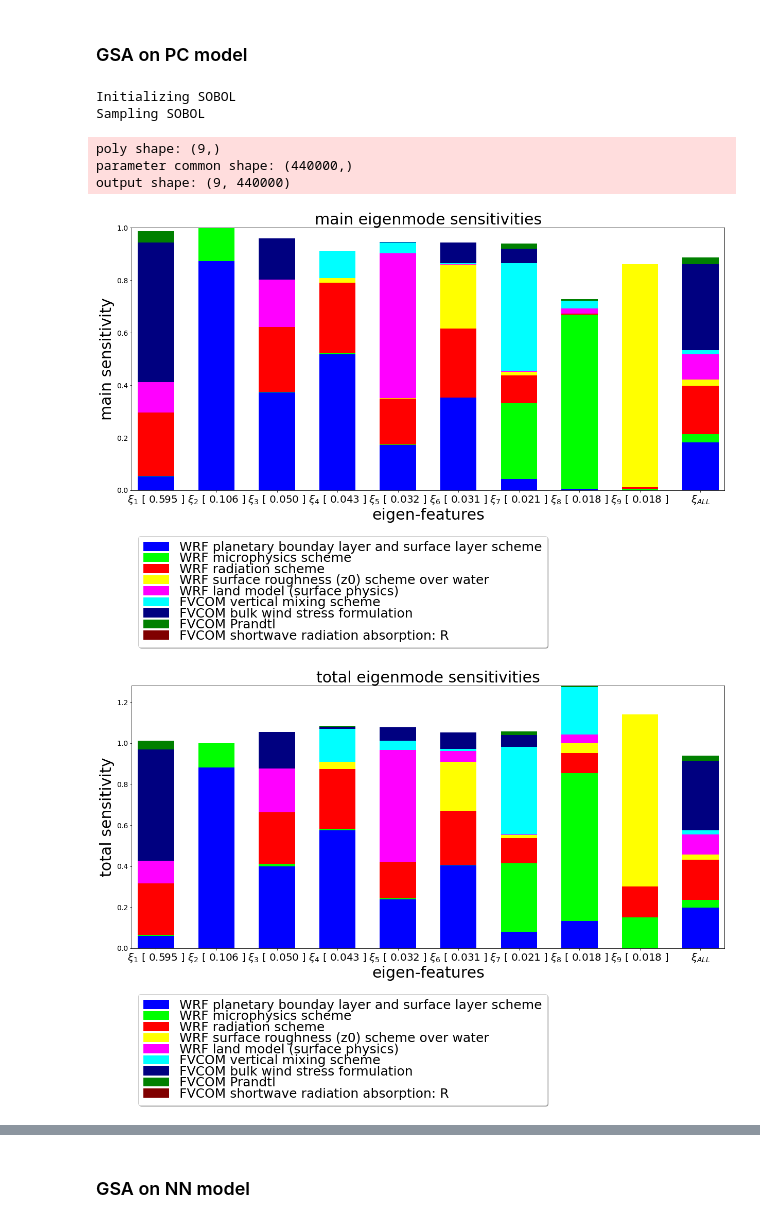
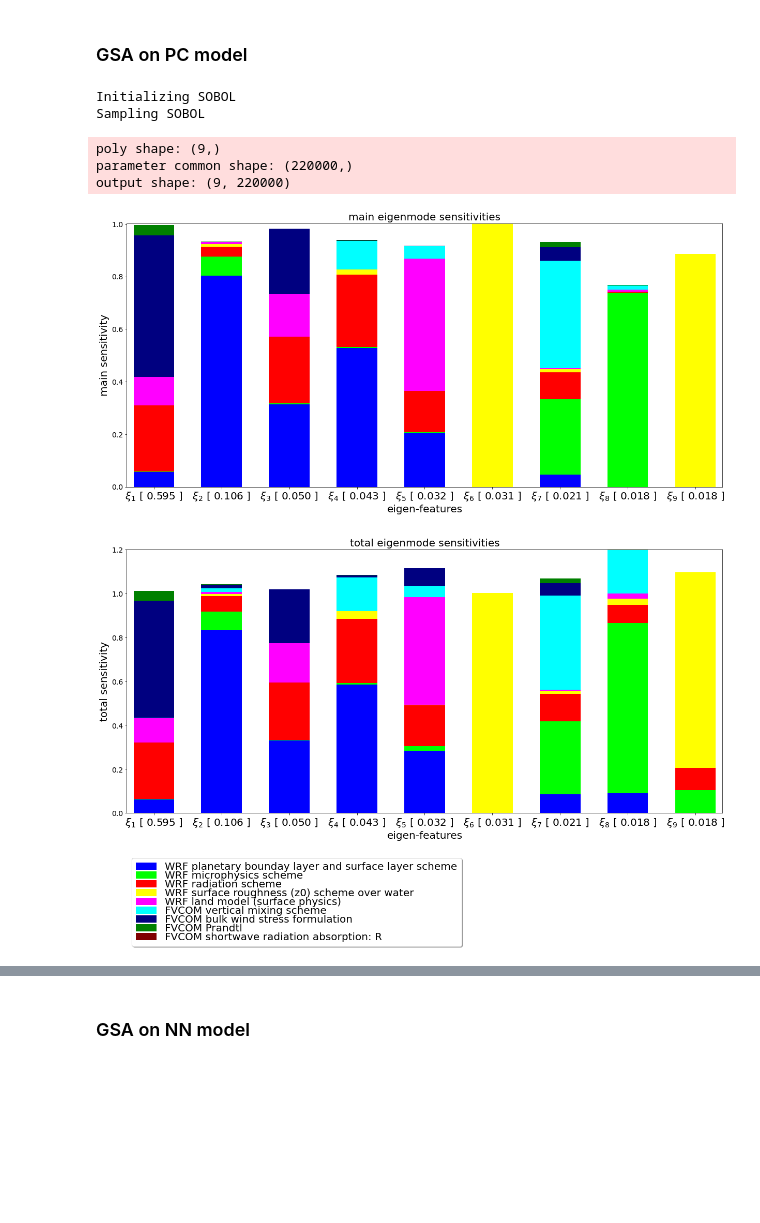
Before and after one commit to WPringle/GreatLakes_CoupledModelUQ, a Jupyter notebook: workflow/daily_global_LST_surrogate_analysis.ipynb, the cells around one changed output, grey strips where cells are left out. Cells and saved outputs as stored; diff of their text form; code cells hidden in the pictures; blank space fills up the shorter version.

```diff
--- a/workflow/daily_global_LST_surrogate_analysis.ipynb
+++ b/workflow/daily_global_LST_surrogate_analysis.ipynb
@@ -418,0 +390,15 @@ for ii in [0,1]:
+# %%
+# Neural Network
+kl_surrogate['NN'] = make_nn_surrogate_model(
+    train_x.values, klxi_train,
+    cv='KFold',
+    #cv='LOO',
+    #test_X=test_x.values, test_Y=klxi_test,
+    num_hidden_layers=hidden_layers,
+    lrate=learn_rate,
+    batch_size=batch_size,
+    nepochs=nepochs,
+    seed=random_seed,
+    #seed=111,
+    eigenratio=eigenratio,
+)
@@ -422,56 +672,59 @@ for ii in [0,1]:
 ### GSA on PC model
 # %%
 # get the sensitivity for the PC surrogate
-sens_eig_sobol = compute_sensitivities(kl_surrogate['PC'], train_x, sample_size=20000)
+sens_eig_sobol, pc_min, pc_max = compute_sensitivities(kl_surrogate['PC'], train_x, sample_size=10000)
 
-total_var_sens = {'main': [], 'total': []}
 for sens_label in ['main','total']:
     portion_of_eigen_explain = sens_eig_sobol[sens_label] #/sens_eig_sobol[sens_label].sum(axis=1).reshape(-1,1)
     portion_of_eigen_explain[isnan(portion_of_eigen_explain)] = 0
-    total_var_sens[sens_label] = (portion_of_eigen_explain * eigenratio.reshape(-1,1)).sum(axis=0)
+    total_var_sens['PC'][sens_label] = (portion_of_eigen_explain * eigenratio.reshape(-1,1)).sum(axis=0)
 # %% [output]
 Initializing SOBOL
 Sampling SOBOL
 poly shape: (9,)
-parameter common shape: (440000,)
-output shape: (9, 440000)
+parameter common shape: (220000,)
+output shape: (9, 220000)
 # %%
 # Plot eigenmode sensitivities for PC
 case_labels = [rf'$\xi_{str(j+1)}$ [ {eigenratio[j]:.3f} ]' for j in range(neig)]
-case_labels.append(r'$\xi_{ALL}$')
-plot_sens(append(sens_eig_sobol['main'],total_var_sens['main'].reshape(1,-1),axis=0),
-          range(len(variables)),range(neig+1),vis="bar",reverse=False,
+#case_labels.append(r'$\xi_{ALL}$')
+plot_sens(#append(sens_eig_sobol['main'],total_var_sens['main'].reshape(1,-1),axis=0)
+          sens_eig_sobol['main'],
+          range(len(variables)),range(neig),
+          vis="bar",reverse=False,
           par_labels=pnames,
           case_labels=case_labels,
           colors=[],ncol=5,grid_show=False,
-          xlbl='eigen-features',ylbl='main sensitivity',legend_show=2,legend_size=25,maxlegendcol=1,
-          xdatatick=[],showplot=True, topsens=[], lbl_size=30, yoffset=0.01, senssort=False,
+          xlbl='eigen-features',ylbl='main sensitivity',legend_show=0, legend_size=20, maxlegendcol=1,
+          xdatatick=[],showplot=True, topsens=[], lbl_size=20, yoffset=0.01, senssort=False,
           title='main eigenmode sensitivities', xticklabel_size=20, xticklabel_rotation=0)
 
-plot_sens(append(sens_eig_sobol['total'],total_var_sens['total'].reshape(1,-1),axis=0),
-          range(len(variables)),range(neig+1),vis="bar",reverse=False,
+plot_sens(#append(sens_eig_sobol['total'],total_var_sens['total'].reshape(1,-1),axis=0),
+          sens_eig_sobol['total'],
+          range(len(variables)),range(neig),
+          vis="bar",reverse=False,
           par_labels=pnames,
           case_labels=case_labels,
           colors=[],ncol=5,grid_show=False,
-          xlbl='eigen-features',ylbl='total sensitivity',legend_show=2,legend_size=25,maxlegendcol=1,
-          xdatatick=[],showplot=True, topsens=[], lbl_size=30, yoffset=0.01, senssort=False,
+          xlbl='eigen-features',ylbl='total sensitivity',legend_show=2,legend_size=20,maxlegendcol=1,
+          xdatatick=[],showplot=True, topsens=[], lbl_size=20, yoffset=0.01, senssort=False,
           title='total eigenmode sensitivities', xticklabel_size=20, xticklabel_rotation=0)
 
 # Plot overall sensitivities by param
-case_labels = ['main', 'joint']
-pname_short = [str(var)[28:-2] for var in variables]
-plot_sens(append(total_var_sens['main'].reshape(1,-1),
-                 (total_var_sens['total']-total_var_sens['main']).reshape(1,-1),
-                 axis=0
-                ),
-          range(len(variables)),[0,1],vis="bar",reverse=True,
-          par_labels=pname_short,
-          case_labels=case_labels,
-          colors=[],ncol=5,grid_show=False,
-          xlbl='parameterizations/parameters',ylbl='sensitivity',ylim_max=0.5,
-          legend_show=1,legend_size=25,maxlegendcol=1,
-          xdatatick=[],showplot=True, topsens=[], lbl_size=30, yoffset=0.01, senssort=False,
-          title='overall eigenmode sensitivities', xticklabel_size=20, xticklabel_rotation=50)
+#case_labels = ['main', 'joint']
+#pname_short = [str(var)[28:-2] for var in variables]
+#plot_sens(append(total_var_sens['main'].reshape(1,-1),
+#                 (total_var_sens['total']-total_var_sens['main']).reshape(1,-1),
+#                 axis=0
+#                ),
+#          range(len(variables)),[0,1],vis="bar",reverse=True,
+#          par_labels=pname_short,
+#          case_labels=case_labels,
+#          colors=[],ncol=5,grid_show=False,
+#          xlbl='parameterizations/parameters',ylbl='sensitivity',ylim_max=0.5,
+#          legend_show=1,legend_size=25,maxlegendcol=1,
+#          xdatatick=[],showplot=True, topsens=[], lbl_size=30, yoffset=0.01, senssort=False,
+#          title='overall eigenmode sensitivities', xticklabel_size=20, xticklabel_rotation=50)
 # %% [output]
-[figure, old version]
+[figure, new version]
-[figure, old version]
+[figure, new version]
```
Also changed, not shown: parts of 45 cells of this notebook, 3 other files.
